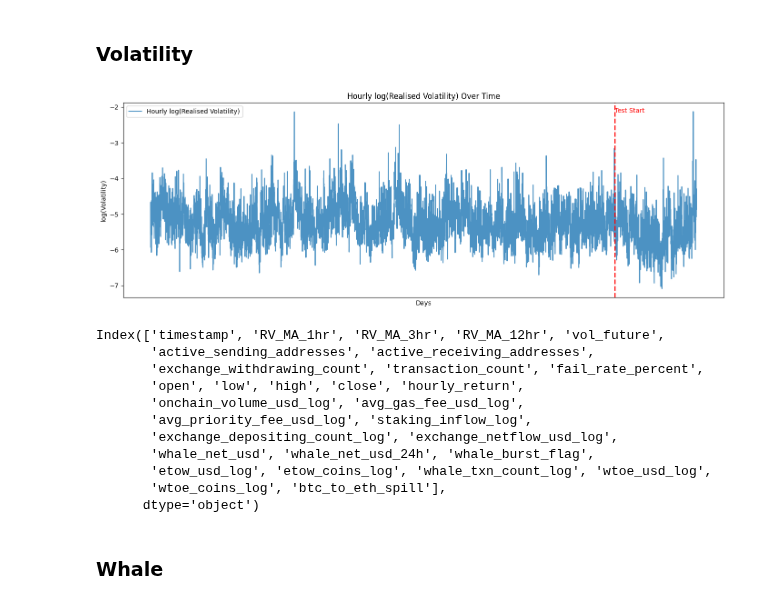
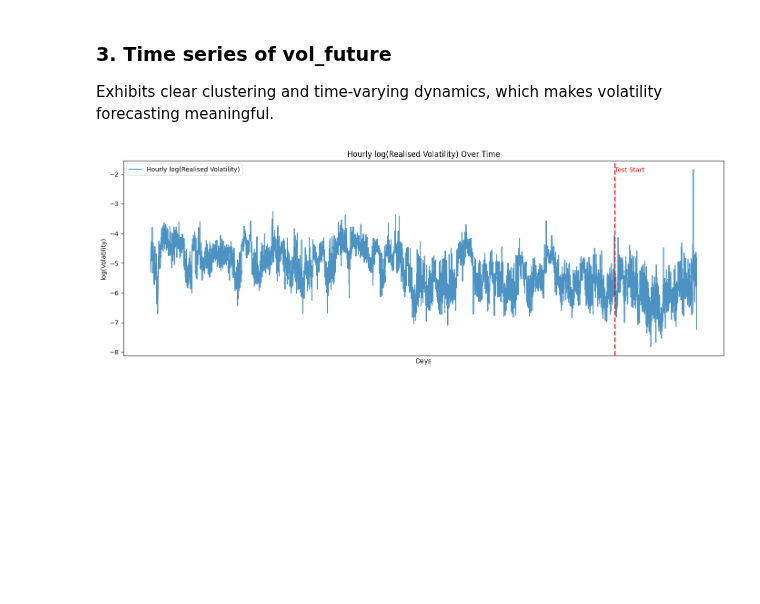
Before and after one commit to C3lineTan/DSE4101-CryptoWhale-2, a Jupyter notebook: EDA/BTC_EDA.ipynb, the cells around one changed output. Saved outputs shown, nothing was run; the diff lists cells and outputs as text; code cells hidden in the pictures; blank space fills up the shorter version.

```diff
--- a/EDA/BTC_EDA.ipynb
+++ b/EDA/BTC_EDA.ipynb
@@ -4,5 +4,5 @@ import numpy as np
 import matplotlib.pyplot as plt
 import seaborn as sns
 # %%
-eth_df = pd.read_csv('../Data/eth_final_df.csv')
+btc_df = pd.read_csv('../Data/btc_final_df.csv')
 # %%
@@ -68,37 +62,22 @@ Passing `palette` without assigning `hue` is deprecated and will be removed in v
-# %% [markdown]
-### Volatility
+# %% [markdown]
+### 3. Time series of vol_future
+Exhibits clear clustering and time-varying dynamics, which makes volatility forecasting meaningful.
 # %%
 plt.figure(figsize=(14,5))
-plt.plot(eth_df["timestamp"], eth_df["vol_future"], label="Hourly log(Realised Volatility)", alpha=0.8)
+plt.plot(btc_df["timestamp"], btc_df["vol_future"], label="Hourly log(Realised Volatility)", alpha=0.8)
 plt.title("Hourly log(Realised Volatility) Over Time")
 plt.xlabel("Days")
 plt.ylabel("log(Volatility)")
 plt.legend()
 
 # Vertical line for 85/15 split
-split_idx = int(len(eth_df) * 0.85)
-split_time = eth_df["timestamp"].iloc[split_idx]
+split_idx = int(len(btc_df) * 0.85)
+split_time = btc_df["timestamp"].iloc[split_idx]
 plt.axvline(x=split_time, color="red", linestyle="--", linewidth=2, label="Train/Test Split")
-plt.text(split_time, eth_df["vol_future"].max()*0.95, "Test Start", color="red", ha="left", va="top")
+plt.text(split_time, btc_df["vol_future"].max()*0.95, "Test Start", color="red", ha="left", va="top")
 
 plt.xticks([])  # remove x-axis labels
 plt.tight_layout()
 plt.show()
 # %% [output]
-[figure, old version]
+[figure, new version]
-# %%
-eth_df.columns
-# %% [output]
-Index(['timestamp', 'RV_MA_1hr', 'RV_MA_3hr', 'RV_MA_12hr', 'vol_future',
-       'active_sending_addresses', 'active_receiving_addresses',
-       'exchange_withdrawing_count', 'transaction_count', 'fail_rate_percent',
-       'open', 'low', 'high', 'close', 'hourly_return',
-       'onchain_volume_usd_log', 'avg_gas_fee_usd_log',
-       'avg_priority_fee_usd_log', 'staking_inflow_log',
-       'exchange_depositing_count_log', 'exchange_netflow_usd_log',
-       'whale_net_usd', 'whale_net_usd_24h', 'whale_burst_flag',
-       'etow_usd_log', 'etow_coins_log', 'whale_txn_count_log', 'wtoe_usd_log',
-       'wtoe_coins_log', 'btc_to_eth_spill'],
-      dtype='object')
-# %% [markdown]
-### Whale
```
Also changed, not shown: parts of 10 cells of this notebook, 1 other file.
